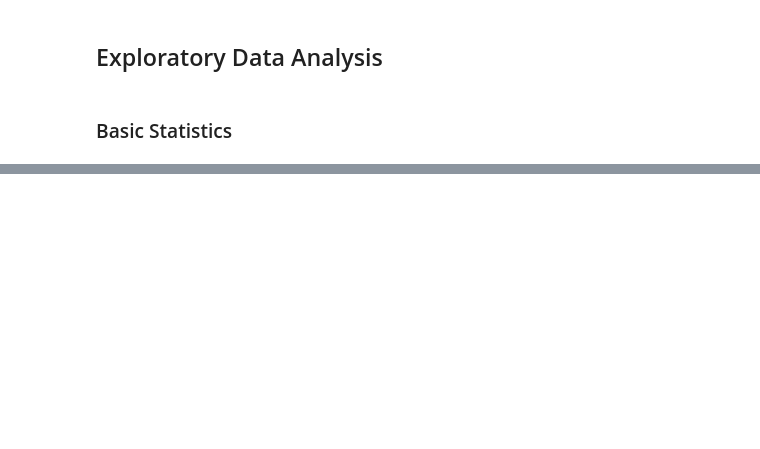
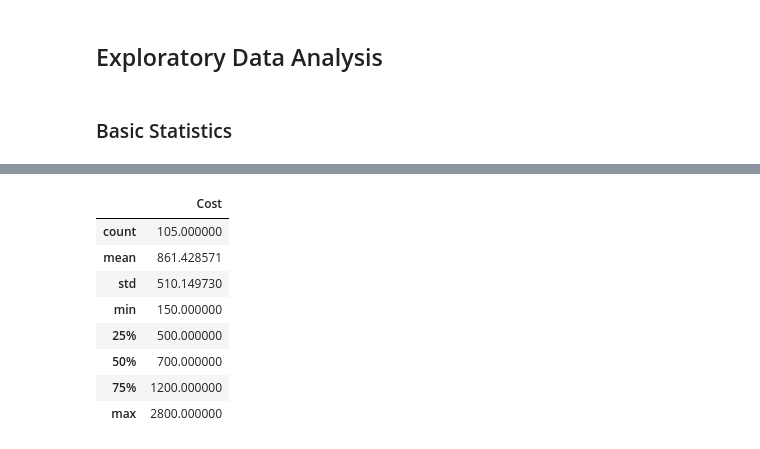
Before and after one commit to Engineer-purvesh18/Zomato-Analysis, a Jupyter notebook: Zomato_EDA.ipynb, the cells around one changed output, grey strips where cells are left out. Cells and saved outputs as stored; diff of their text form; code cells hidden in the pictures; blank space fills up the shorter version.

```diff
--- a/Zomato_EDA.ipynb
+++ b/Zomato_EDA.ipynb
@@ -205,0 +219,12 @@ Unmatched rows after merge: 0
+# %%
+metadata_df.describe()
+# %% [output]
+|  | Cost |
+| count | 105.000000 |
+| mean | 861.428571 |
+| std | 510.149730 |
+| min | 150.000000 |
+| 25% | 500.000000 |
+| 50% | 700.000000 |
+| 75% | 1200.000000 |
+| max | 2800.000000 |
```
Also changed, not shown: parts of 8 cells of this notebook.
